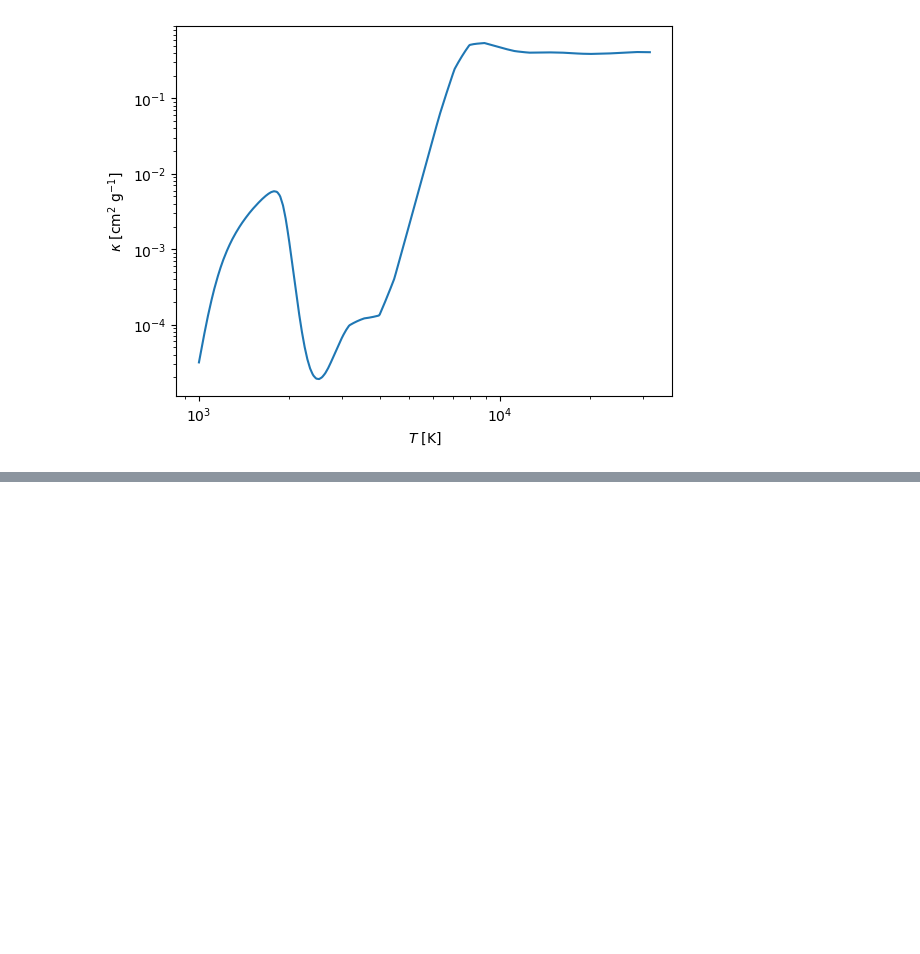
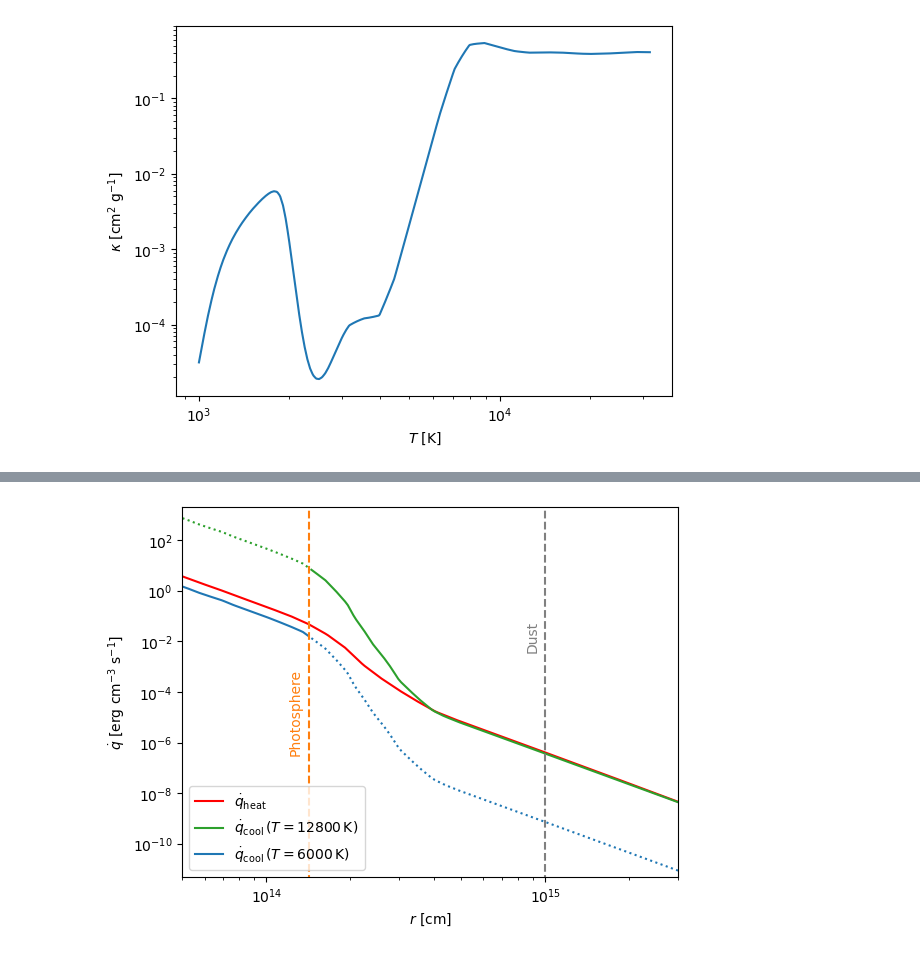
Before and after one commit to yenhsunlin/CSM_DP, a Jupyter notebook: plots.ipynb, the cells around one changed output, grey strips where cells are left out. Drawn from its saved outputs; the diff is of its cells as text; code cells hidden in the pictures; blank space fills up the shorter version.

```diff
--- a/plots.ipynb
+++ b/plots.ipynb
@@ -332,0 +336,39 @@ Text(0.5, 1.0, '$(\\epsilon,m_{\\gamma^\\prime},\\bar{\\tau})=(1.5\\times 10^{-1
+# %%
+plt.plot(CSM_radius,Q_dot,color='red',label=r'$\dot{q}_{\rm heat}$')
+# Cooling rate
+
+# T = 12000 K
+# Before r_ph
+plt.plot(CSM_radius[CSM_radius<=r_photo],CSM_radiative_cooling_rate(CSM_radius,12800)[CSM_radius<=r_photo],':',color='C2')
+# After r_ph
+plt.plot(CSM_radius[CSM_radius>r_photo],CSM_radiative_cooling_rate(CSM_radius,12800)[CSM_radius>r_photo],color='C2',label=r'$\dot{q}_{\rm cool}\,(T=12800\,{\rm K})$ ')
+
+
+# T = 5000 K
+# Before r_ph
+plt.plot(CSM_radius[CSM_radius<=r_photo],CSM_radiative_cooling_rate(CSM_radius,6000)[CSM_radius<=r_photo],color='C0',label=r'$\dot{q}_{\rm cool}\,(T=6000\,{\rm K})$')
+# After r_ph
+plt.plot(CSM_radius[CSM_radius>r_photo],CSM_radiative_cooling_rate(CSM_radius,6000)[CSM_radius>r_photo],':',color='C0')
+
+
+# r_ph
+if np.isnan(r_photo) is not True:
+    # r_photo exists, corresponds to tau = 2/3
+    plt.plot([r_photo,r_photo],[0,100000],'--',color='C1')
+plt.text(r_photo/1.18,4e-7,r'Photosphere',rotation=90,fontsize=10,color='C1')
+
+# dust
+plt.plot([1e15,1e15],[0,100000],'--',color='gray')
+plt.text(1e15/1.18,5e-3,r'Dust',rotation=90,fontsize=10,color='gray')
+
+plt.xlim(5e13,3e15)
+plt.ylim(5e-12,2e3)
+plt.xscale('log')
+plt.yscale('log')
+plt.legend(loc='lower left')
+
+plt.xlabel(r'$r$ [cm]')
+plt.ylabel(r'$\dot{q}$ [erg cm$^{-3}$ s$^{-1}$]')
+#plt.savefig('q_dot.pdf',bbox_inches='tight')
+# %% [output]
+[figure, added]
```
Also changed, not shown: parts of 5 cells of this notebook.
